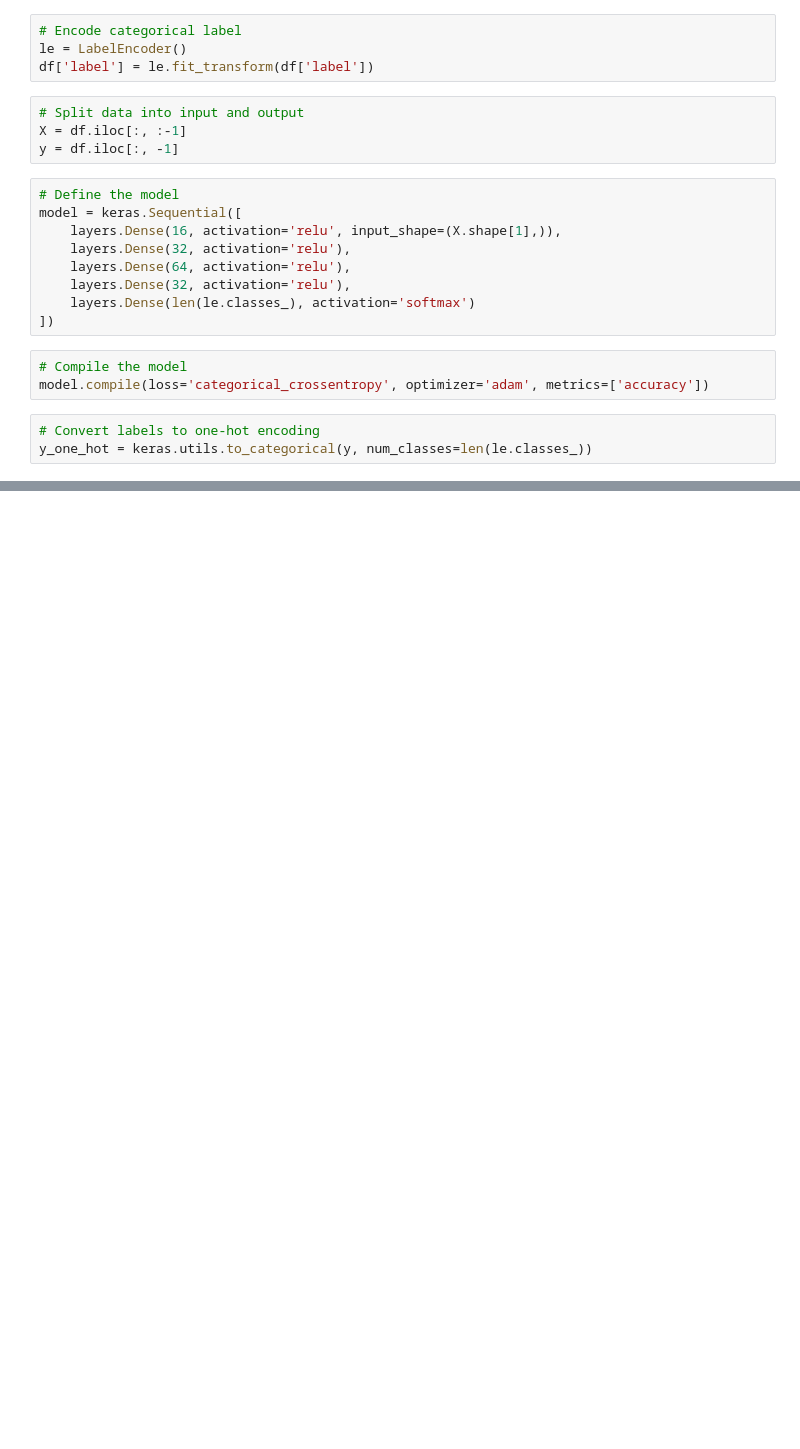
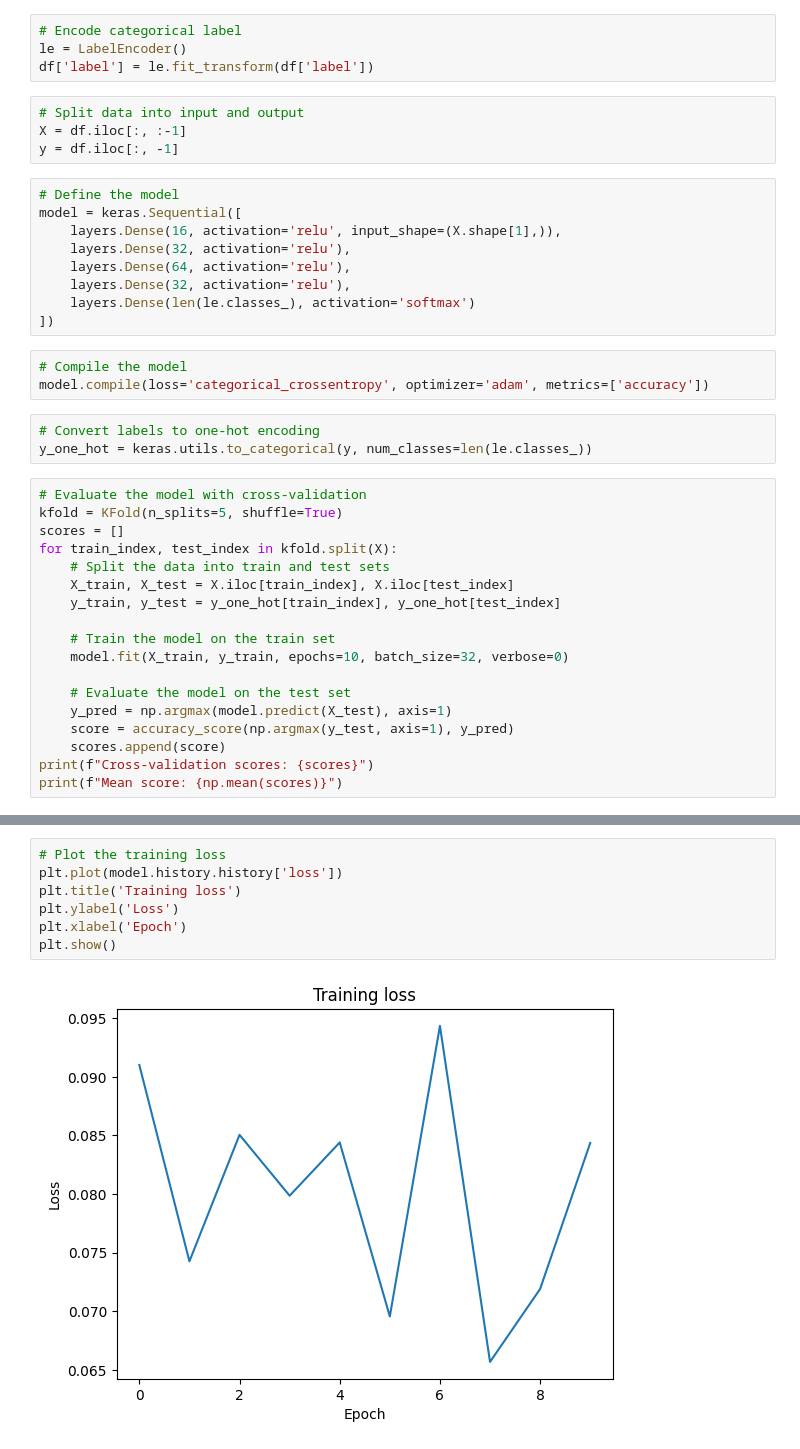
Before and after one commit to shreyash-jais-02/Crop-Prediction, a Jupyter notebook: Crop Prediction.ipynb, the cells around one changed output, grey strips where cells are left out. Drawn from its saved outputs; the diff is of its cells as text; blank space fills up the shorter version.

Commit message:
Update Crop Prediction.ipynb
Added cross validation, graph for the training loss, and created a scatter plot for the label variable

```diff
--- a/Crop Prediction.ipynb
+++ b/Crop Prediction.ipynb
@@ -32,3 +36,21 @@ model.compile(loss='categorical_crossentropy', optimizer='adam', metrics=['accur
 # %%
 # Convert labels to one-hot encoding
 y_one_hot = keras.utils.to_categorical(y, num_classes=len(le.classes_))
+# %%
+# Evaluate the model with cross-validation
+kfold = KFold(n_splits=5, shuffle=True)
+scores = []
+for train_index, test_index in kfold.split(X):
+    # Split the data into train and test sets
+    X_train, X_test = X.iloc[train_index], X.iloc[test_index]
+    y_train, y_test = y_one_hot[train_index], y_one_hot[test_index]
+
+    # Train the model on the train set
+    model.fit(X_train, y_train, epochs=10, batch_size=32, verbose=0)
+
+    # Evaluate the model on the test set
+    y_pred = np.argmax(model.predict(X_test), axis=1)
+    score = accuracy_score(np.argmax(y_test, axis=1), y_pred)
+    scores.append(score)
+print(f"Cross-validation scores: {scores}")
+print(f"Mean score: {np.mean(scores)}")
@@ -59 +89,10 @@ Epoch 10/10
 <keras.callbacks.History at 0x...>
+# %%
+# Plot the training loss
+plt.plot(model.history.history['loss'])
+plt.title('Training loss')
+plt.ylabel('Loss')
+plt.xlabel('Epoch')
+plt.show()
+# %% [output]
+[figure, added]
```
Also changed, not shown: parts of 6 cells of this notebook.
